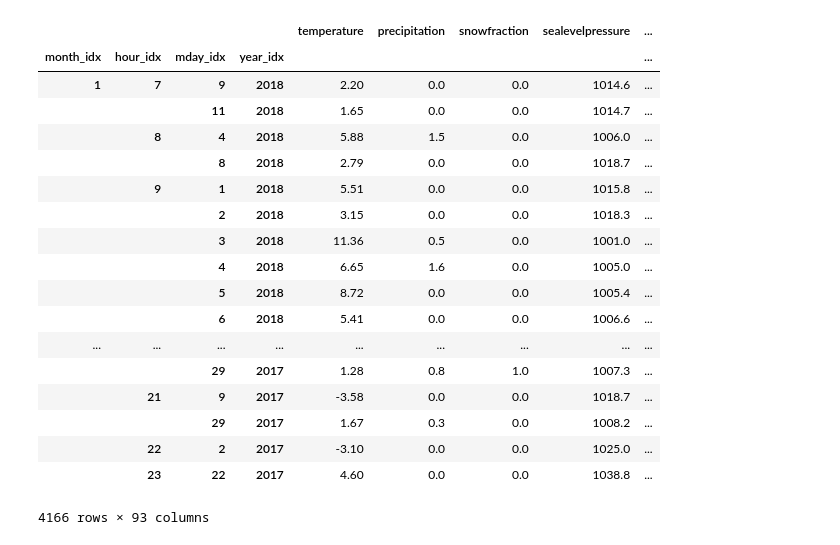
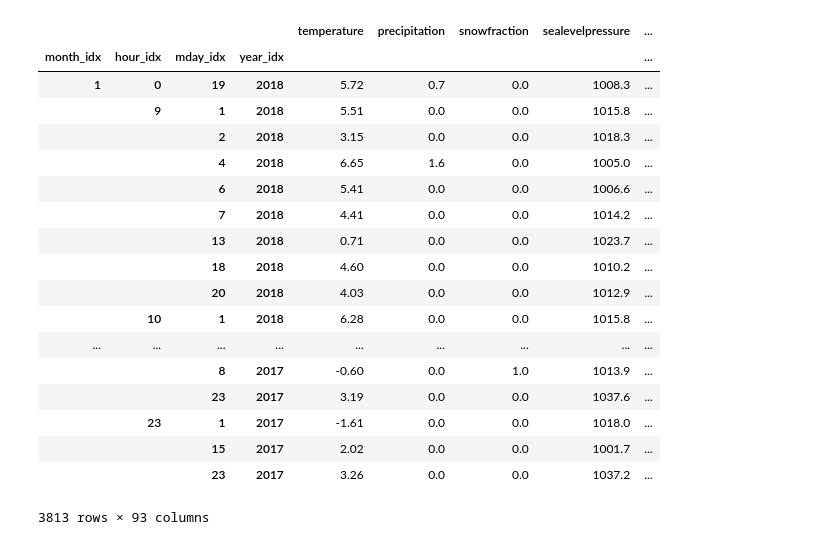
Before and after one commit to alafanechere/food-hackathon, a Jupyter notebook: forecast/stat_lasso.ipynb, the cells around one changed output. Cells and saved outputs as stored; diff of their text form; code cells hidden in the pictures.

```diff
--- a/forecast/stat_lasso.ipynb
+++ b/forecast/stat_lasso.ipynb
@@ -5,3 +7,6 @@ import matplotlib.pyplot as plt
 # %%
-df = pd.read_csv('../data/shop2_resto.csv', encoding="latin1")
-df
+filename = 'shop1_v3.csv'
+#description = 'Baechlihof, Shop, 1 week setback'
+
+df = pd.read_csv('../data/'+filename, encoding="latin1")
+#df
@@ -53,32 +19,34 @@ df
 # %%
 #x_juck_res = df_juckerhof[(df_juckerhof['is_resto'] == True)]
 x_juck_res = df[(~df['temperature'].isnull())]
 x_juck_res = x_juck_res.fillna(0)
 
+df_result = x_juck_res
+
 #one-hot
-x_juck_res = pd.get_dummies(x_juck_res, prefix=['monthday','weekday', 'month','year','hour'], columns=['mday','wday_x', 'month','year','hour'])
+x_juck_res = pd.get_dummies(x_juck_res, prefix=['monthday','weekday', 'month','year','hour'], columns=['mday','wday', 'month','year','hour'])
 
 x_juck_res
 # %% [output]
 |  |  |  |  | temperature | precipitation | snowfraction | sealevelpressure | ... |
 | month_idx | hour_idx | mday_idx | year_idx |  |  |  |  | ... |
-| 1 | 7 | 9 | 2018 | 2.20 | 0.0 | 0.0 | 1014.6 | ... |
-|  |  | 11 | 2018 | 1.65 | 0.0 | 0.0 | 1014.7 | ... |
-|  | 8 | 4 | 2018 | 5.88 | 1.5 | 0.0 | 1006.0 | ... |
-|  |  | 8 | 2018 | 2.79 | 0.0 | 0.0 | 1018.7 | ... |
+| 1 | 0 | 19 | 2018 | 5.72 | 0.7 | 0.0 | 1008.3 | ... |
 |  | 9 | 1 | 2018 | 5.51 | 0.0 | 0.0 | 1015.8 | ... |
 |  |  | 2 | 2018 | 3.15 | 0.0 | 0.0 | 1018.3 | ... |
-|  |  | 3 | 2018 | 11.36 | 0.5 | 0.0 | 1001.0 | ... |
 |  |  | 4 | 2018 | 6.65 | 1.6 | 0.0 | 1005.0 | ... |
-|  |  | 5 | 2018 | 8.72 | 0.0 | 0.0 | 1005.4 | ... |
 |  |  | 6 | 2018 | 5.41 | 0.0 | 0.0 | 1006.6 | ... |
+|  |  | 7 | 2018 | 4.41 | 0.0 | 0.0 | 1014.2 | ... |
+|  |  | 13 | 2018 | 0.71 | 0.0 | 0.0 | 1023.7 | ... |
+|  |  | 18 | 2018 | 4.60 | 0.0 | 0.0 | 1010.2 | ... |
+|  |  | 20 | 2018 | 4.03 | 0.0 | 0.0 | 1012.9 | ... |
+|  | 10 | 1 | 2018 | 6.28 | 0.0 | 0.0 | 1015.8 | ... |
 | ... | ... | ... | ... | ... | ... | ... | ... | ... |
-|  |  | 29 | 2017 | 1.28 | 0.8 | 1.0 | 1007.3 | ... |
-|  | 21 | 9 | 2017 | -3.58 | 0.0 | 0.0 | 1018.7 | ... |
-|  |  | 29 | 2017 | 1.67 | 0.3 | 0.0 | 1008.2 | ... |
-|  | 22 | 2 | 2017 | -3.10 | 0.0 | 0.0 | 1025.0 | ... |
-|  | 23 | 22 | 2017 | 4.60 | 0.0 | 0.0 | 1038.8 | ... |
+|  |  | 8 | 2017 | -0.60 | 0.0 | 1.0 | 1013.9 | ... |
+|  |  | 23 | 2017 | 3.19 | 0.0 | 0.0 | 1037.6 | ... |
+|  | 23 | 1 | 2017 | -1.61 | 0.0 | 0.0 | 1018.0 | ... |
+|  |  | 15 | 2017 | 2.02 | 0.0 | 0.0 | 1001.7 | ... |
+|  |  | 23 | 2017 | 3.26 | 0.0 | 0.0 | 1037.2 | ... |
-4166 rows × 93 columns
+3813 rows × 93 columns
 # %%
 %config InlineBackend.figure_format = 'retina'
 
```
Also changed, not shown: parts of 28 cells of this notebook.
